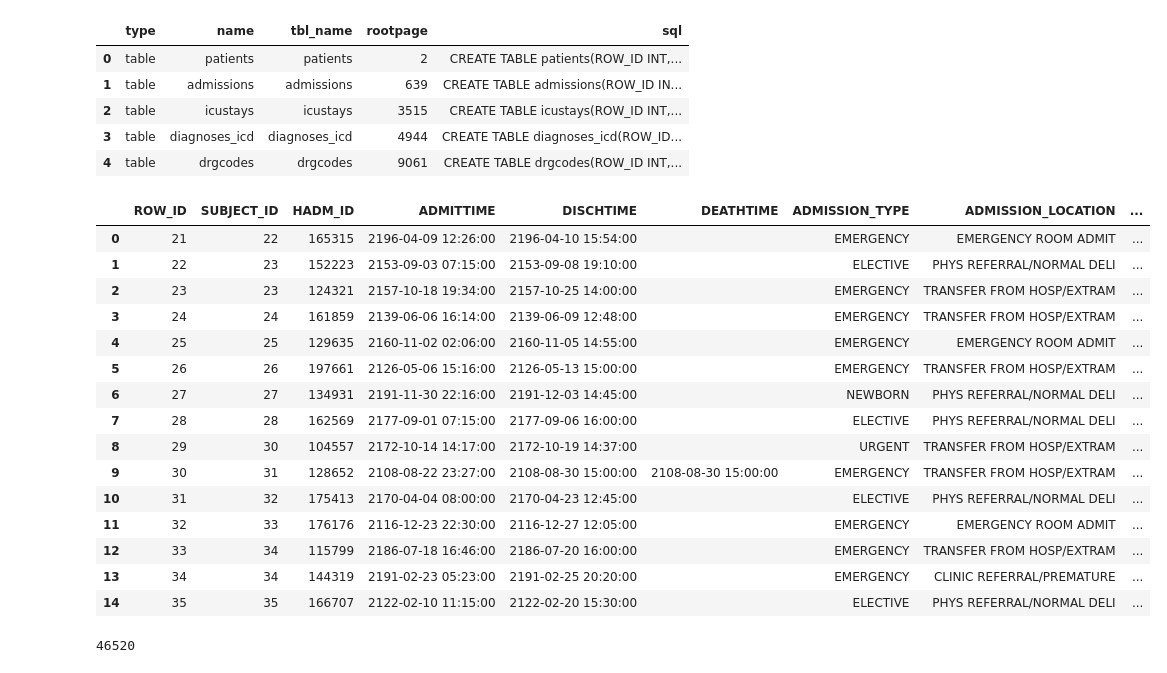
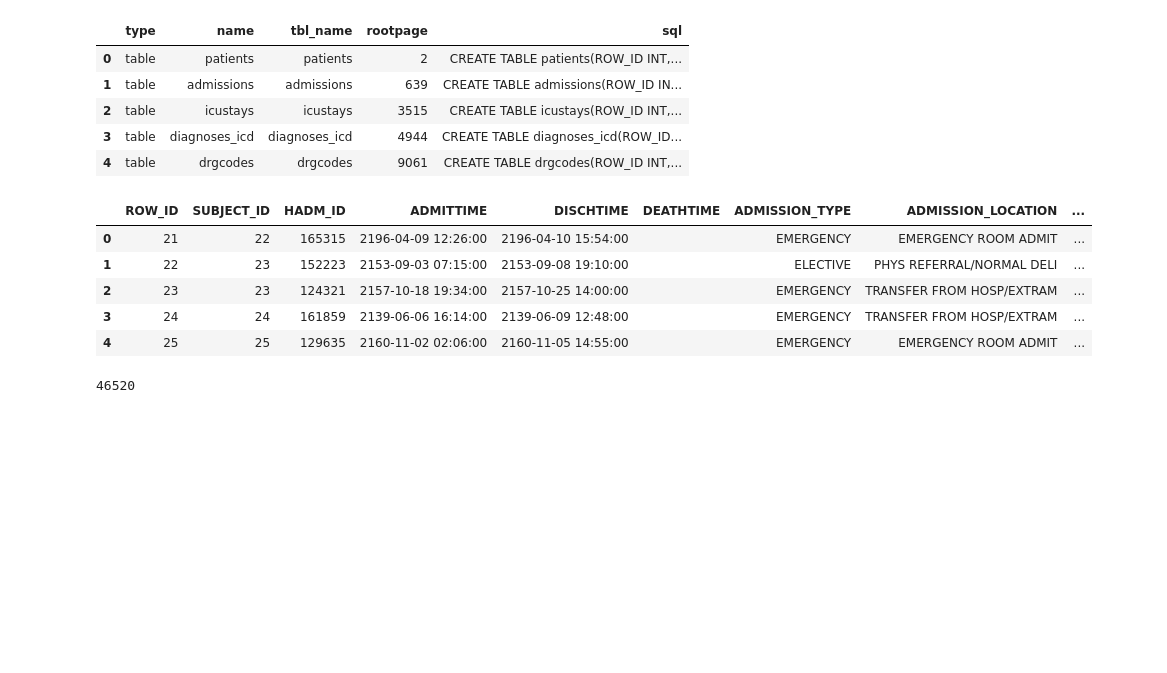
Before and after one commit to kevinmchu/BME590Final, a Jupyter notebook: Process Book.ipynb, the cells around one changed output. Cells and saved outputs as stored; diff of their text form; code cells hidden in the pictures; blank space fills up the shorter version.

```diff
--- a/Process Book.ipynb
+++ b/Process Book.ipynb
@@ -24,24 +24,14 @@ pd.read_sql("SELECT * FROM sqlite_master where type='table'", conn)
 | 3 | table | diagnoses_icd | diagnoses_icd | 4944 | CREATE TABLE diagnoses_icd(ROW_ID... |
 | 4 | table | drgcodes | drgcodes | 9061 | CREATE TABLE drgcodes(ROW_ID INT,... |
 # %%
-pd.read_sql("""SELECT * FROM admissions LIMIT 15""", conn)
+pd.read_sql("""SELECT * FROM admissions LIMIT 5""", conn)
 # %% [output]
 |  | ROW_ID | SUBJECT_ID | HADM_ID | ADMITTIME | DISCHTIME | DEATHTIME | ADMISSION_TYPE | ADMISSION_LOCATION | ... |
 | 0 | 21 | 22 | 165315 | 2196-04-09 12:26:00 | 2196-04-10 15:54:00 |  | EMERGENCY | EMERGENCY ROOM ADMIT | ... |
 | 1 | 22 | 23 | 152223 | 2153-09-03 07:15:00 | 2153-09-08 19:10:00 |  | ELECTIVE | PHYS REFERRAL/NORMAL DELI | ... |
 | 2 | 23 | 23 | 124321 | 2157-10-18 19:34:00 | 2157-10-25 14:00:00 |  | EMERGENCY | TRANSFER FROM HOSP/EXTRAM | ... |
 | 3 | 24 | 24 | 161859 | 2139-06-06 16:14:00 | 2139-06-09 12:48:00 |  | EMERGENCY | TRANSFER FROM HOSP/EXTRAM | ... |
 | 4 | 25 | 25 | 129635 | 2160-11-02 02:06:00 | 2160-11-05 14:55:00 |  | EMERGENCY | EMERGENCY ROOM ADMIT | ... |
-| 5 | 26 | 26 | 197661 | 2126-05-06 15:16:00 | 2126-05-13 15:00:00 |  | EMERGENCY | TRANSFER FROM HOSP/EXTRAM | ... |
-| 6 | 27 | 27 | 134931 | 2191-11-30 22:16:00 | 2191-12-03 14:45:00 |  | NEWBORN | PHYS REFERRAL/NORMAL DELI | ... |
-| 7 | 28 | 28 | 162569 | 2177-09-01 07:15:00 | 2177-09-06 16:00:00 |  | ELECTIVE | PHYS REFERRAL/NORMAL DELI | ... |
-| 8 | 29 | 30 | 104557 | 2172-10-14 14:17:00 | 2172-10-19 14:37:00 |  | URGENT | TRANSFER FROM HOSP/EXTRAM | ... |
-| 9 | 30 | 31 | 128652 | 2108-08-22 23:27:00 | 2108-08-30 15:00:00 | 2108-08-30 15:00:00 | EMERGENCY | TRANSFER FROM HOSP/EXTRAM | ... |
-| 10 | 31 | 32 | 175413 | 2170-04-04 08:00:00 | 2170-04-23 12:45:00 |  | ELECTIVE | PHYS REFERRAL/NORMAL DELI | ... |
-| 11 | 32 | 33 | 176176 | 2116-12-23 22:30:00 | 2116-12-27 12:05:00 |  | EMERGENCY | EMERGENCY ROOM ADMIT | ... |
-| 12 | 33 | 34 | 115799 | 2186-07-18 16:46:00 | 2186-07-20 16:00:00 |  | EMERGENCY | TRANSFER FROM HOSP/EXTRAM | ... |
-| 13 | 34 | 34 | 144319 | 2191-02-23 05:23:00 | 2191-02-25 20:20:00 |  | EMERGENCY | CLINIC REFERRAL/PREMATURE | ... |
-| 14 | 35 | 35 | 166707 | 2122-02-10 11:15:00 | 2122-02-20 15:30:00 |  | ELECTIVE | PHYS REFERRAL/NORMAL DELI | ... |
 # %%
 pat_df = pd.read_sql("SELECT * FROM patients", conn)
 adm_df = pd.read_sql("SELECT * FROM admissions", conn)
```
Also changed, not shown: parts of 9 cells of this notebook.
